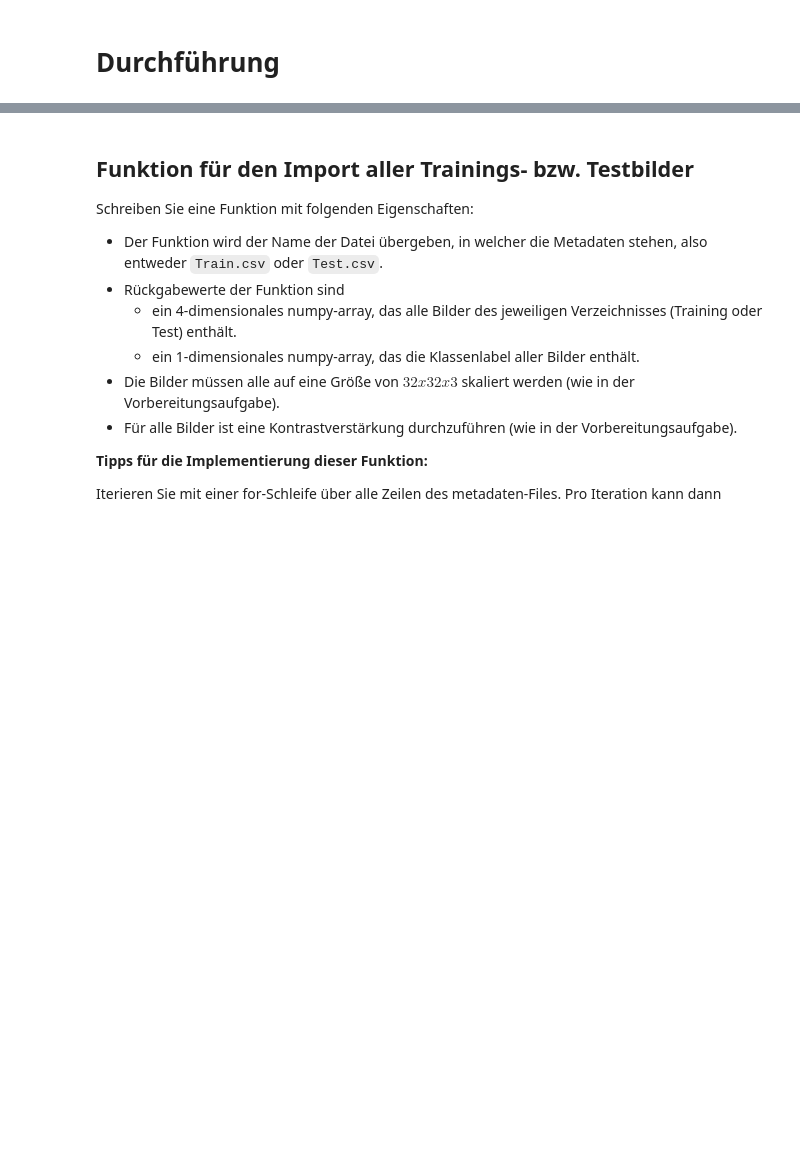
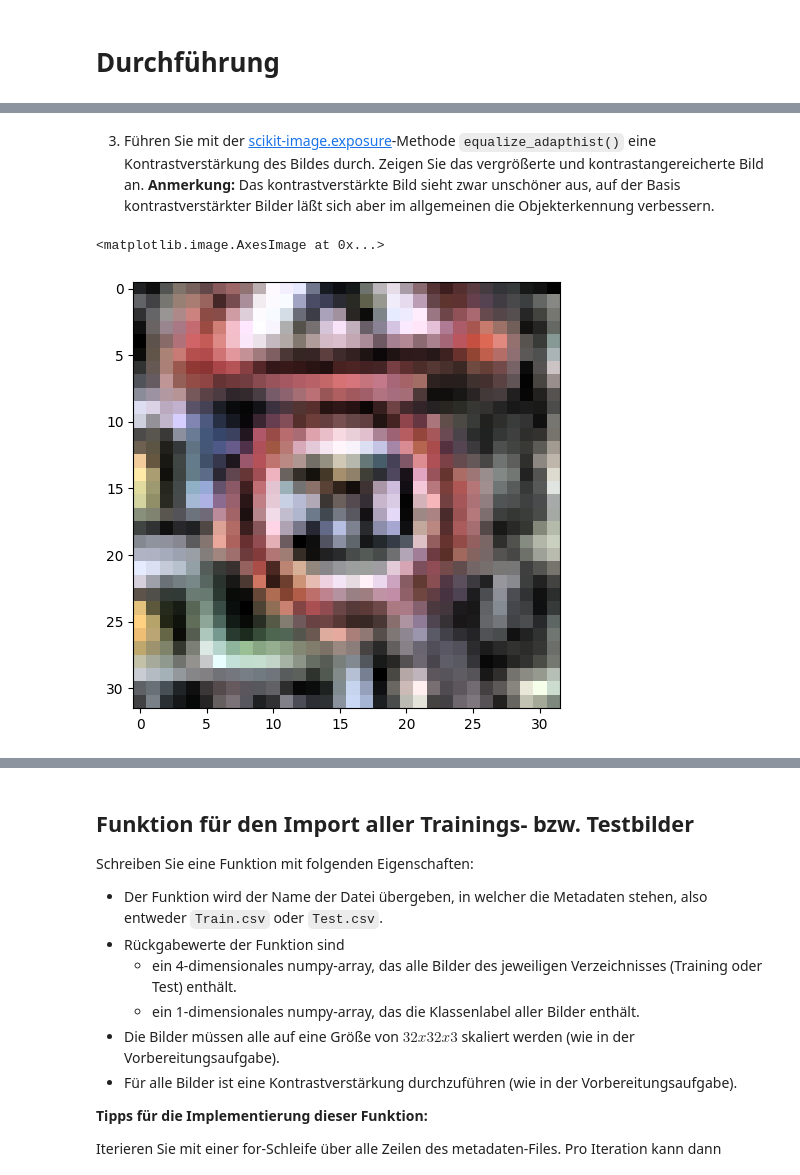
Before and after one commit to PatrykGadziomski/Data-Mining-and-Pattern-Recognition-HdM, a Jupyter notebook: Experiment 6 - CNN/Versuch_TrafficSignClassification.ipynb, the cells around one changed output, grey strips where cells are left out. Drawn from its saved outputs; the diff is of its cells as text; code cells hidden in the pictures; blank space fills up the shorter version.

```diff
--- a/Experiment 6 - CNN/Versuch_TrafficSignClassification.ipynb
+++ b/Experiment 6 - CNN/Versuch_TrafficSignClassification.ipynb
@@ -56,0 +77,8 @@ Machen Sie sich mit der Implementierung von Neuronalen Netzen mit Tensorflow und
+# %% [markdown]
+3. Führen Sie mit der [scikit-image.exposure](https://scikit-image.org/docs/stable/api/skimage.exposure.html)-Methode `equalize_adapthist()` eine Kontrastverstärkung des Bildes durch. Zeigen Sie das vergrößerte und kontrastangereicherte Bild an. **Anmerkung:** Das kontrastverstärkte Bild sieht zwar unschöner aus, auf der Basis kontrastverstärkter Bilder läßt sich aber im allgemeinen die Objekterkennung verbessern.
+# %%
+selected_img = equalize_adapthist(selected_img)
+ski.io.imshow(selected_img)
+# %% [output]
+<matplotlib.image.AxesImage at 0x...>
+[figure, added]
```
Also changed, not shown: parts of 30 cells of this notebook.
